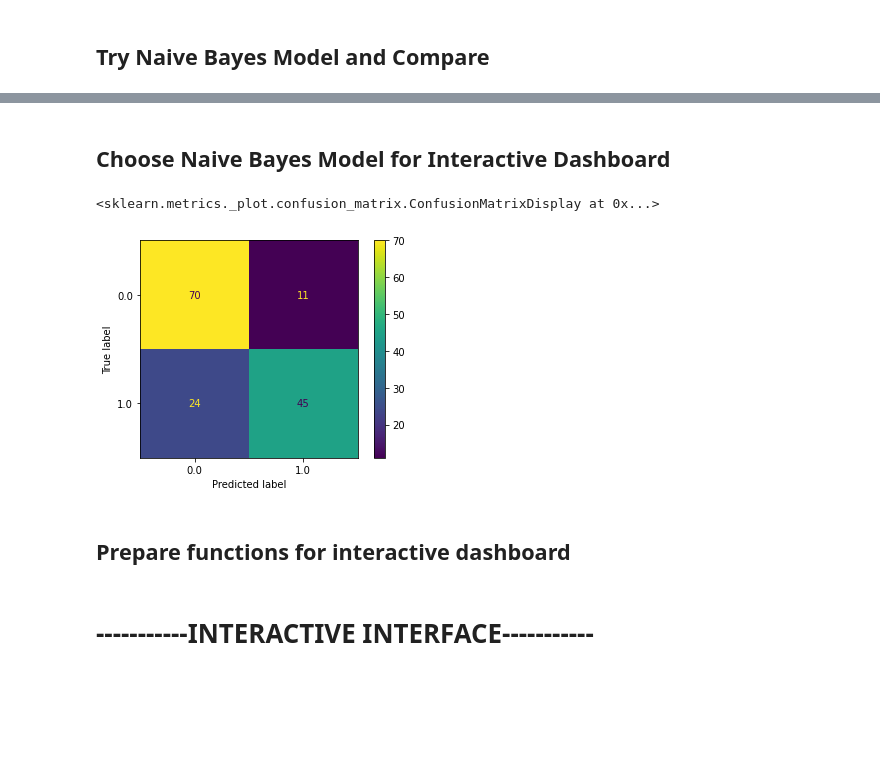
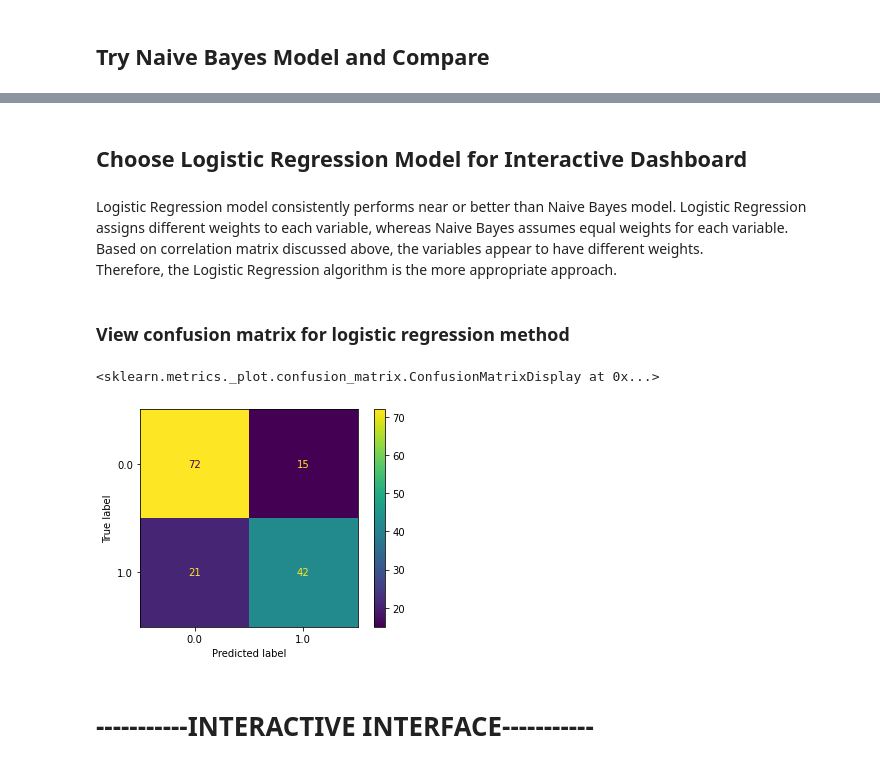
Before and after one commit to jridd53/C951, a Jupyter notebook: Riddle C964 PA Submittal.ipynb, the cells around one changed output, grey strips where cells are left out. Cells and saved outputs as stored; diff of their text form; code cells hidden in the pictures; blank space fills up the shorter version.

```diff
--- a/Riddle C964 PA Submittal.ipynb
+++ b/Riddle C964 PA Submittal.ipynb
@@ -191,12 +212,14 @@ print(metrics.accuracy_score(y_test, y_pred_gnb))
 # %% [markdown]
-## Choose Naive Bayes Model for Interactive Dashboard
+## Choose Logistic Regression Model for Interactive Dashboard
+# %% [markdown]
+<body>Logistic Regression model consistently performs near or better than Naive Bayes model. Logistic Regression <br>assigns different weights to each variable, whereas Naive Bayes assumes equal weights for each variable.  <br>Based on correlation matrix discussed above, the variables appear to have different weights. <br>Therefore, the Logistic Regression algorithm is the more appropriate approach.<body>
+# %% [markdown]
+### View confusion matrix for logistic regression method
 # %%
 # view confusion matrix for further assessment of model
 # nearly equal probability of false positives or false negatives.
-metrics.plot_confusion_matrix(mygnb_model, X_test, y_test)
+metrics.plot_confusion_matrix(log_model_updated, X_test, y_test)
 # %% [output]
 <sklearn.metrics._plot.confusion_matrix.ConfusionMatrixDisplay at 0x...>
-[figure, old version]
+[figure, new version]
-# %% [markdown]
-## Prepare functions for interactive dashboard
 # %%
```
Also changed, not shown: parts of 29 cells of this notebook.
